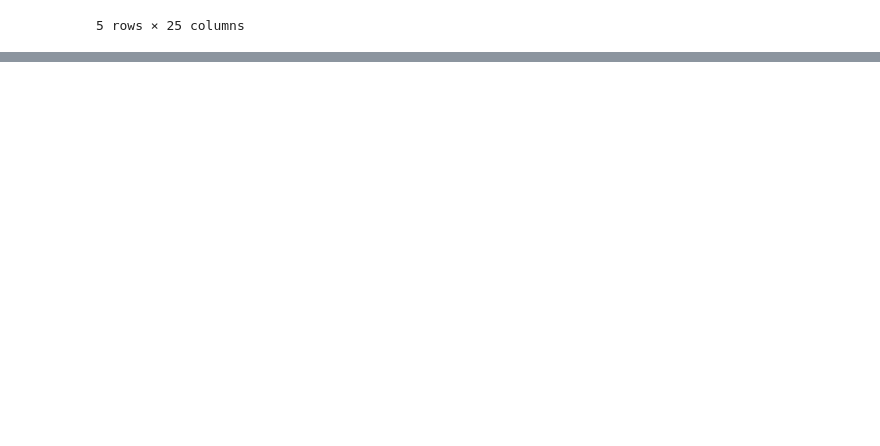
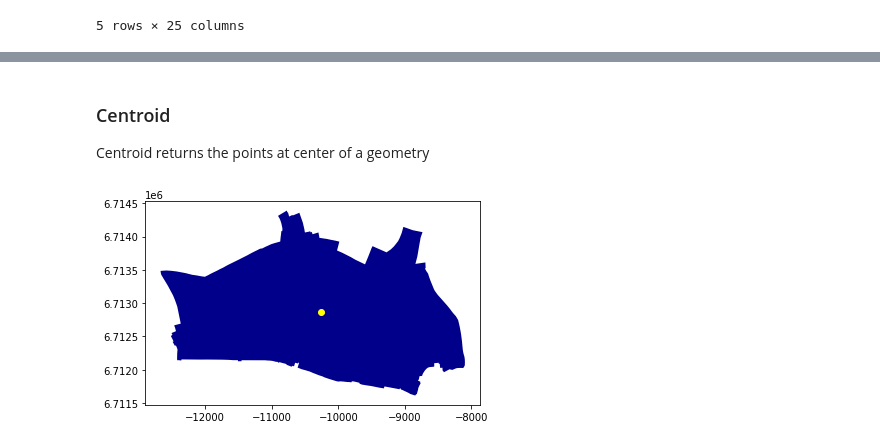
Before and after one commit to ttcielott/geospatial_visualization_london_property, a Jupyter notebook: London_Property_Market_Trend.ipynb, the cells around one changed output, grey strips where cells are left out. Saved outputs shown, nothing was run; the diff lists cells and outputs as text; code cells hidden in the pictures; blank space fills up the shorter version.

```diff
--- a/London_Property_Market_Trend.ipynb
+++ b/London_Property_Market_Trend.ipynb
@@ -324,0 +430,4 @@ schools_geo[school_geo['GENDER'] == 'Girls'].plot(column = 'LA_NAME',
+# %%
+# change CRS to one that uses meters for distance
+# EPSG: 3857 uses meters for distance
+gpd_df_3857 = gpd_df_W.to_crs(epsg = 3857)
@@ -324,0 +439,9 @@ schools_geo[school_geo['GENDER'] == 'Girls'].plot(column = 'LA_NAME',
+# %%
+# get the area of London Boroughs in kilometers squared
+area_kms = gpd_df_3857.area / 10**6
+
+# add the column of the area size
+gpd_df_3857['area_km2'] = area_kms
+
+# see the area with the name of London Boroughs
+gpd_df_3857[['NAME', 'area_km2']].sort_values(by = 'area_km2', ascending = False)
@@ -324,0 +466,17 @@ schools_geo[school_geo['GENDER'] == 'Girls'].plot(column = 'LA_NAME',
+# %% [markdown]
+### Centroid
+
+Centroid returns the points at center of a geometry
+# %%
+# let's get the centroid of City of London
+COL_ctr = gpd_df_3857[gpd_df_3857.NAME == 'City of London'].geometry.centroid
+# %%
+# let's get the polygon of City of London
+COL_area = gpd_df_3857[gpd_df_3857.NAME == 'City of London'].geometry
+# %%
+# plot together
+ax = COL_area.plot(color = 'darkblue')
+COL_ctr.plot(ax = ax, color = 'yellow')
+plt.show()
+# %% [output]
+[figure, added]
```
Also changed, not shown: parts of 67 cells of this notebook.
